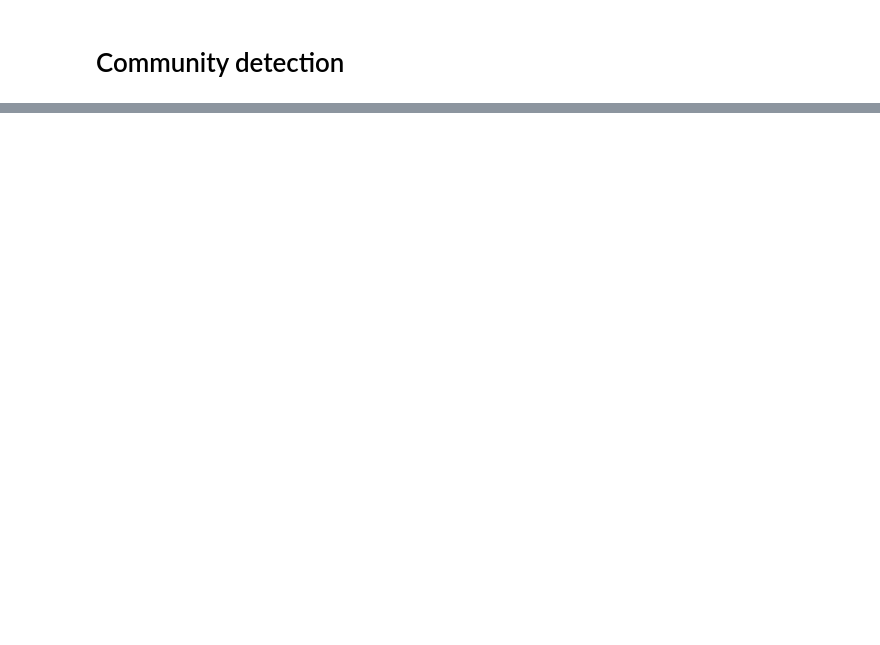
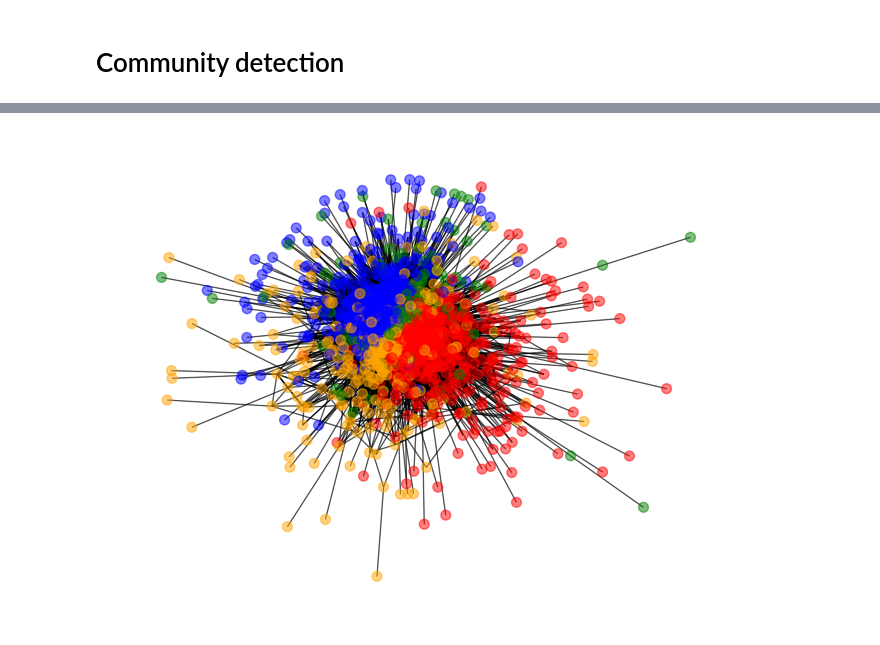
Before and after one commit to chenjoshua7/RecommendationSystems_NetworksFP, a Jupyter notebook: movie_network.ipynb, the cells around one changed output, grey strips where cells are left out. Drawn from its saved outputs; the diff is of its cells as text; code cells hidden in the pictures; blank space fills up the shorter version.

```diff
--- a/movie_network.ipynb
+++ b/movie_network.ipynb
@@ -288,0 +328,19 @@ ValueError: Sample larger than population or is negative
+# %%
+# Generate a layout for the graph
+pos = nx.spring_layout(subgraph, seed=42, scale=20)
+
+# Filter nodes that have a color assignment
+filtered_nodes = [node for node in subgraph.nodes if node in node_colors_assignment]
+
+# Map node communities to colors
+node_colors = [node_colors_assignment[node] for node in filtered_nodes]
+
+# Draw the nodes
+nx.draw(subgraph.subgraph(filtered_nodes), pos, node_color=node_colors, node_size=50, alpha=0.5)
+
+# Draw edges separately to make them more visible
+nx.draw_networkx_edges(subgraph.subgraph(filtered_nodes), pos, width=0.5, alpha=0.5)
+
+plt.show()
+# %% [output]
+[figure, added]
```
Also changed, not shown: parts of 17 cells of this notebook, 1 other file.
